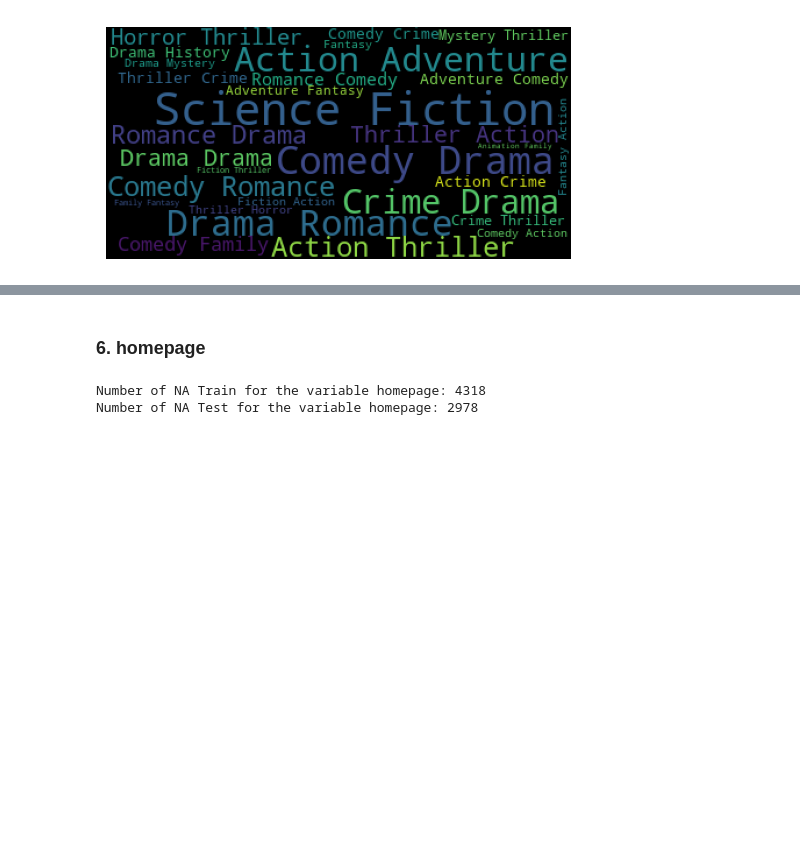
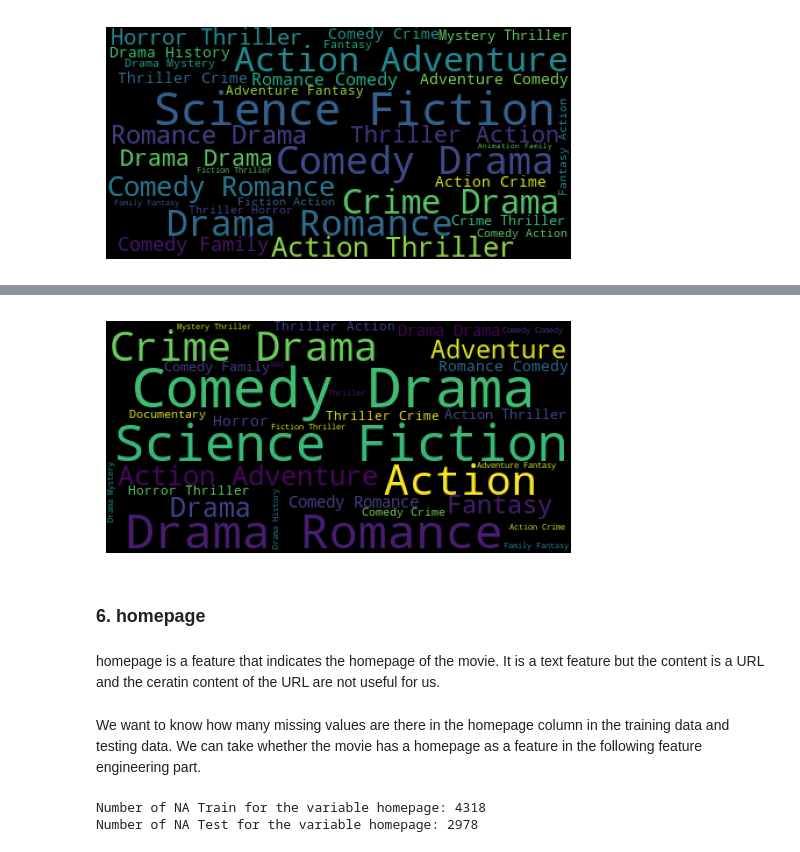
Before and after one commit to RyanYuanyang/TMDB-Movie-Prediction, a Jupyter notebook: DataAnalysis.ipynb, the cells around one changed output, grey strips where cells are left out. Drawn from its saved outputs; the diff is of its cells as text; code cells hidden in the pictures; blank space fills up the shorter version.

```diff
--- a/DataAnalysis.ipynb
+++ b/DataAnalysis.ipynb
@@ -231,0 +240,8 @@ plt.show()
+# %%
+# count the word frequency in the genres column in the test set
+test["genres"] = test["genres"].fillna("[]")
+genres = test.genres.apply(lambda x: {} if pd.isna(x) else ast.literal_eval(x))
+genres = genres.apply(lambda x: [i['name'] for i in x] if isinstance(x, list) else [])
+genres = genres.apply(lambda x: ' '.join(x))
+freq_genres = genres.value_counts()
+print(freq_genres.head(20))
@@ -232,5 +266,19 @@ plt.show()
+# %%
+# wordcloud for genres in the test set
+wc_genres_test=wordcloud.WordCloud(background_color='black',max_words=30,stopwords=stopWords,mask=None,random_state=None,max_font_size=None,font_step=1,mode='RGB',relative_scaling='auto',colormap='viridis',normalize_plurals=False)
+wc_genres_test.generate(' '.join(genres))
+plt.figure(figsize=(6,6))
+plt.imshow(wc_genres_test)
+plt.axis('off')
+plt.show()
+# %% [output]
+[figure, added]
 # %% [markdown]
 ### 6. homepage
+# %% [markdown]
+homepage is a feature that indicates the homepage of the movie. It is a text feature but the content is a URL and the ceratin content of the URL are not useful for us.
+# %% [markdown]
+We want to know how many missing values are there in the homepage column in the training data and testing data. We can take whether the movie has a homepage as a feature in the following feature engineering part.
 # %%
 print("Number of NA Train for the variable homepage: " + str(train[train.homepage.isna()].shape[0]))
 print("Number of NA Test for the variable homepage: " + str(test[test.homepage.isna()].shape[0]))
```
Also changed, not shown: parts of 19 cells of this notebook.
